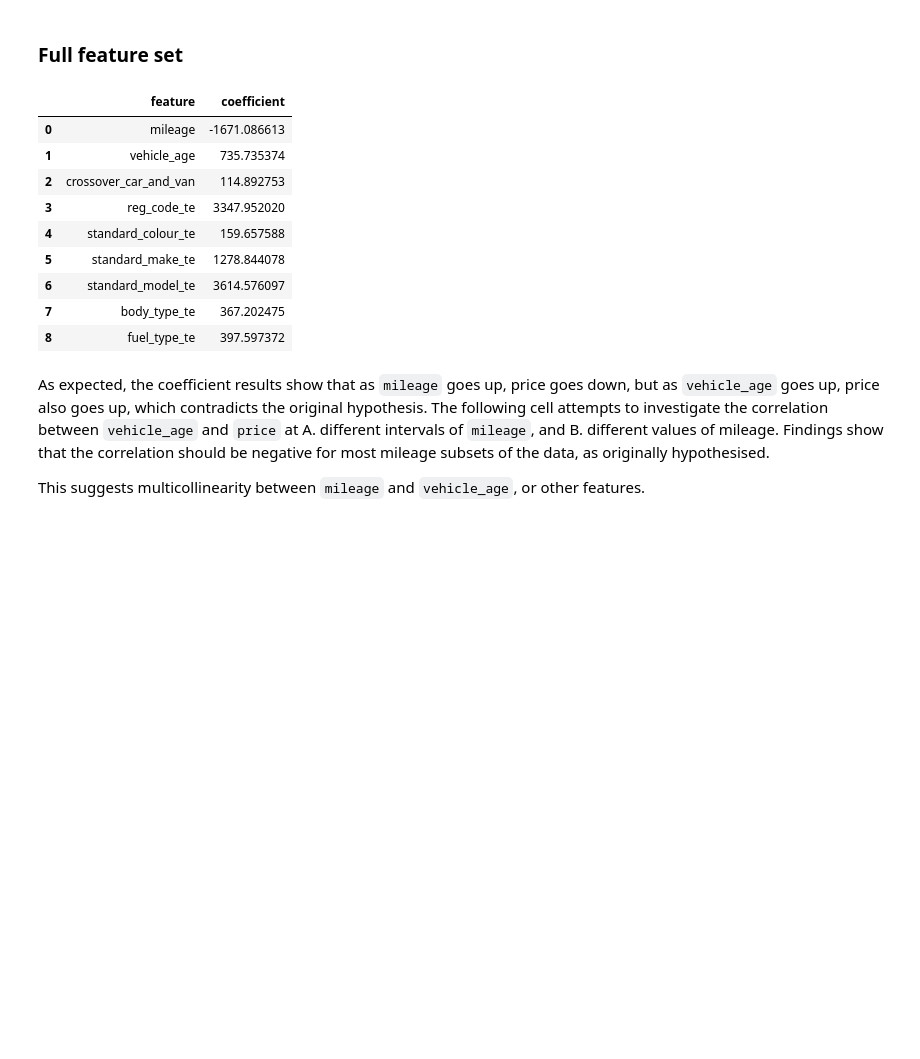
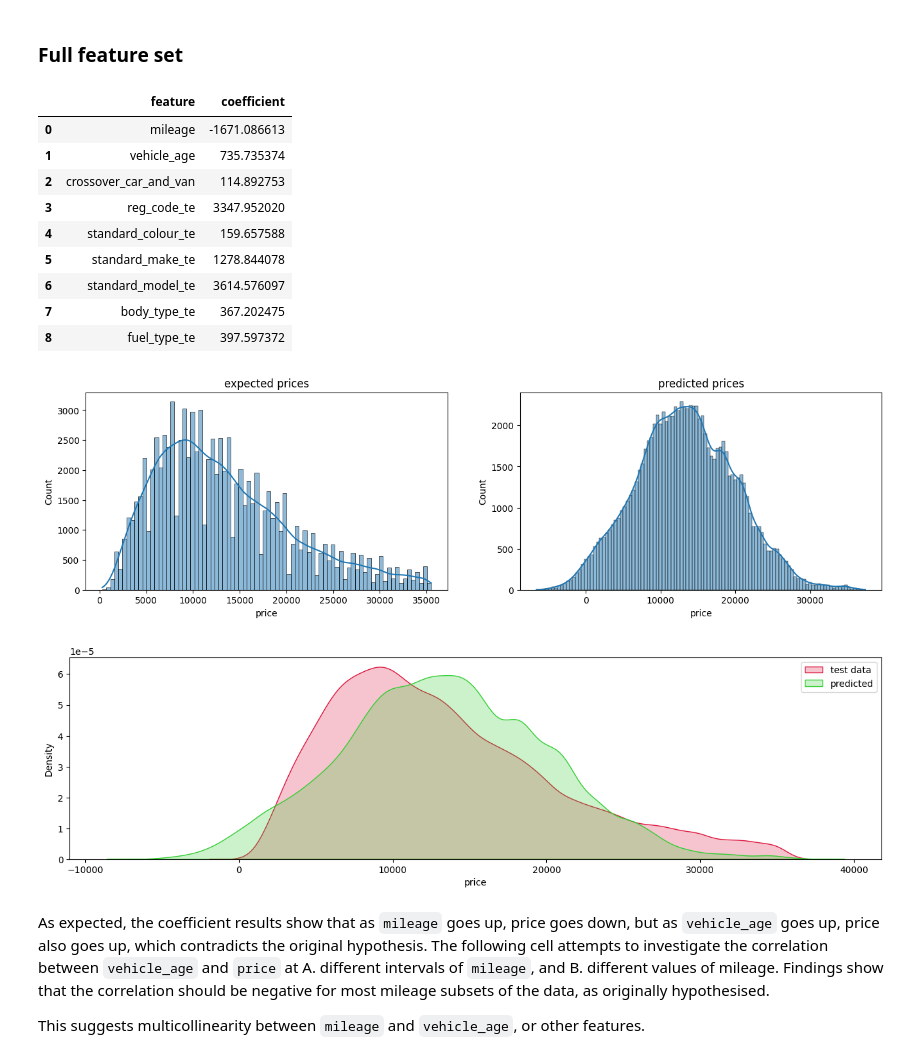
Before and after one commit to jake05050505/UA92-12-Applied_Artificial_Intelligence, a Jupyter notebook: assignment.ipynb, the cells around one changed output. Cells and saved outputs as stored; diff of their text form; code cells hidden in the pictures; blank space fills up the shorter version.

```diff
--- a/assignment.ipynb
+++ b/assignment.ipynb
@@ -21,8 +26,8 @@ df = pd.read_csv(csv_path)
 # environment settings
 
 # performance settings
-render_plots = 0 # bool(0|1)
-run_slow_models = 0 # bool(0|1)
+render_plots = 1 # bool(0|1)
+run_slow_models = 1 # bool(0|1)
 # %% [markdown]
 # Initial data analysis
 # %%
@@ -364,7 +422,7 @@ def show_comparison() -> None:
         axes[1].set(xlabel='price')
         plt.show()
 
-        fig, ax = plt.subplots(figsize=(16, 4))
+        plt.subplots(figsize=(16, 4))
         sns.kdeplot(
             data=y_test,
             color='crimson',
@@ -401,7 +459,7 @@ def generate_scaled_features() -> None:
 # %% [markdown]
 ## Model 1 (Linear Regressor)
 # %%
-def run_linear_regressor(*, exclude_columns: list[str] = []) -> np.ndarray:
+def run_linear_regressor(*, exclude_columns: list[str] = [], return_model: bool = False, show_plots: bool = False) -> tuple[np.ndarray, LinearRegression] | np.ndarray:
     global X
     X = df.drop(columns=['price', *exclude_columns])
 
@@ -412,6 +470,7 @@ def run_linear_regressor(*, exclude_columns: list[str] = []) -> np.ndarray:
 
     model = LinearRegression()
     model.fit(X_train, y_train)
+    global y_pred
     y_pred = model.predict(X_test)
 
     df_coef = pd.DataFrame({
@@ -420,9 +479,13 @@ def run_linear_regressor(*, exclude_columns: list[str] = []) -> np.ndarray:
     })
     display(df_coef)
 
-    show_comparison()
+    if show_plots:
+        show_comparison()
 
-    return y_pred
+    if not return_model:
+        return y_pred
+    else:
+        return y_pred, model
 
 # log_metrics(
 #     run_linear_regressor(
@@ -433,21 +496,25 @@ def run_linear_regressor(*, exclude_columns: list[str] = []) -> np.ndarray:
 # %% [markdown]
 ### Full feature set
 # %%
+y_pred, lr_model = run_linear_regressor(return_model=True)
+
 log_metrics(
-    run_linear_regressor(),
+    y_pred,
     name="Linear Regressor full"
 )
 # %% [output]
 |  | feature | coefficient |
 | 0 | mileage | -1671.086613 |
 | 1 | vehicle_age | 735.735374 |
 | 2 | crossover_car_and_van | 114.892753 |
 | 3 | reg_code_te | 3347.952020 |
 | 4 | standard_colour_te | 159.657588 |
 | 5 | standard_make_te | 1278.844078 |
 | 6 | standard_model_te | 3614.576097 |
 | 7 | body_type_te | 367.202475 |
 | 8 | fuel_type_te | 397.597372 |
+[figure, added]
+[figure, added]
 # %% [markdown]
 As expected, the coefficient results show that as `mileage` goes up, price goes down, but as `vehicle_age` goes up, price also goes up, which contradicts the original hypothesis. The following cell attempts to investigate the correlation between `vehicle_age` and `price` at A. different intervals of `mileage`, and B. different values of mileage. Findings show that the correlation should be negative for most mileage subsets of the data, as originally hypothesised.
 
```
Also changed, not shown: parts of 26 cells of this notebook, 1 other file.
